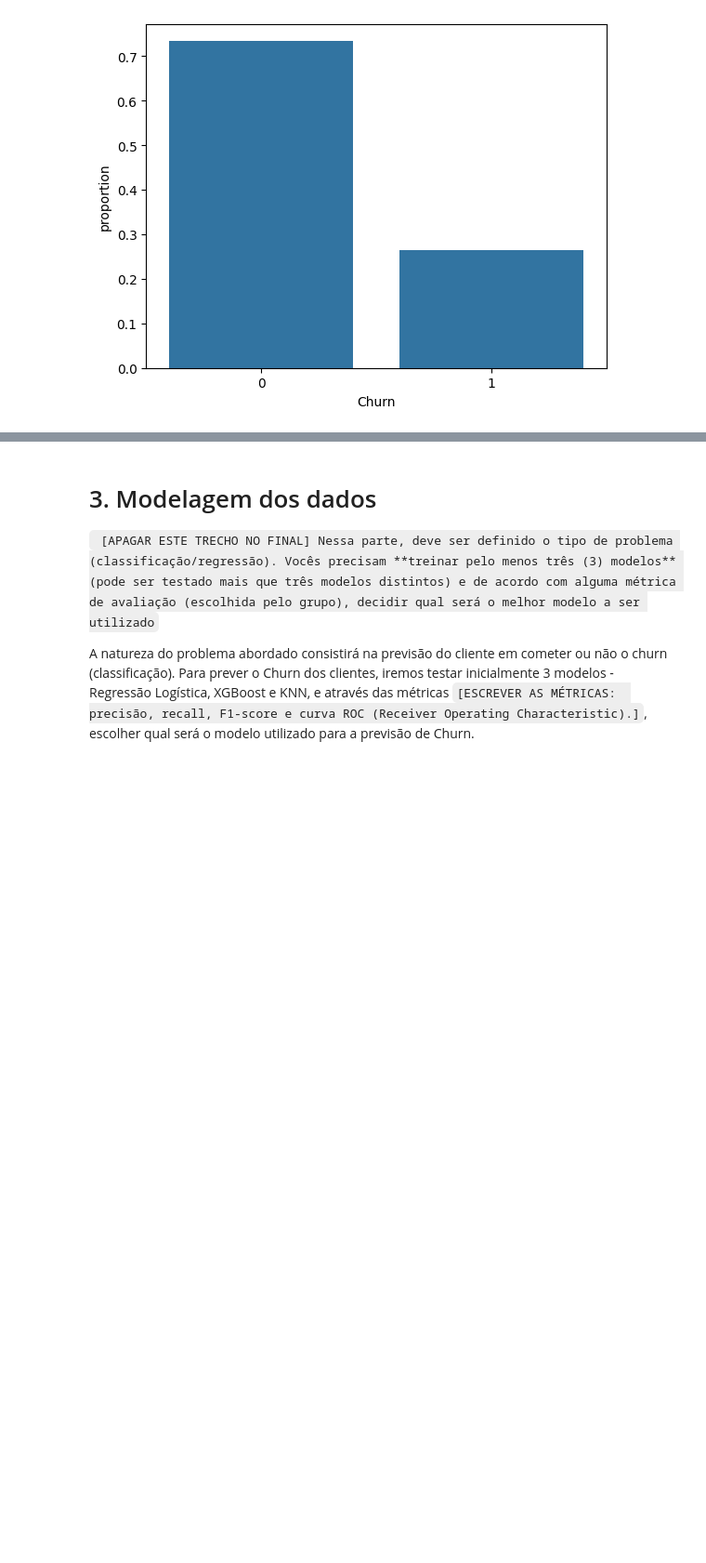
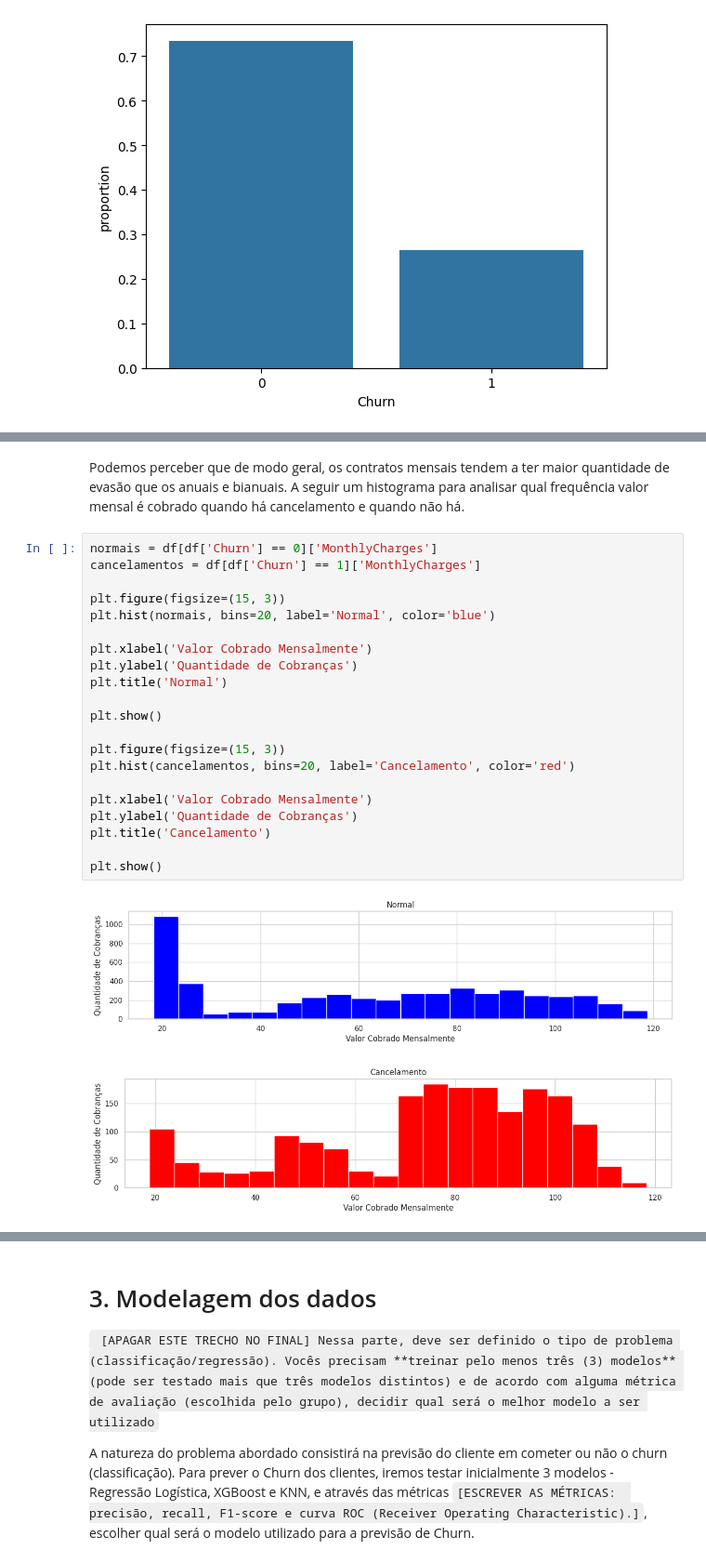
Before and after one commit to KarenAlmeida23/vendasML, a Jupyter notebook: Churn_Telco.ipynb, the cells around one changed output, grey strips where cells are left out. Shown at 93% size. Saved outputs shown, nothing was run; the diff lists cells and outputs as text; blank space fills up the shorter version.

```diff
--- a/Churn_Telco.ipynb
+++ b/Churn_Telco.ipynb
@@ -274,0 +321,26 @@ sns.barplot(y.value_counts(normalize=True))
+# %% [markdown]
+Podemos perceber que de modo geral, os contratos mensais tendem a ter maior quantidade de evasão que os anuais e bianuais. A seguir um histograma para analisar qual frequência valor mensal é cobrado quando há cancelamento e quando não há.
+# %%
+normais = df[df['Churn'] == 0]['MonthlyCharges']
+cancelamentos = df[df['Churn'] == 1]['MonthlyCharges']
+
+plt.figure(figsize=(15, 3))
+plt.hist(normais, bins=20, label='Normal', color='blue')
+
+plt.xlabel('Valor Cobrado Mensalmente')
+plt.ylabel('Quantidade de Cobranças')
+plt.title('Normal')
+
+plt.show()
+
+plt.figure(figsize=(15, 3))
+plt.hist(cancelamentos, bins=20, label='Cancelamento', color='red')
+
+plt.xlabel('Valor Cobrado Mensalmente')
+plt.ylabel('Quantidade de Cobranças')
+plt.title('Cancelamento')
+
+plt.show()
+# %% [output]
+[figure, added]
+[figure, added]
```
Also changed, not shown: parts of 9 cells of this notebook.
